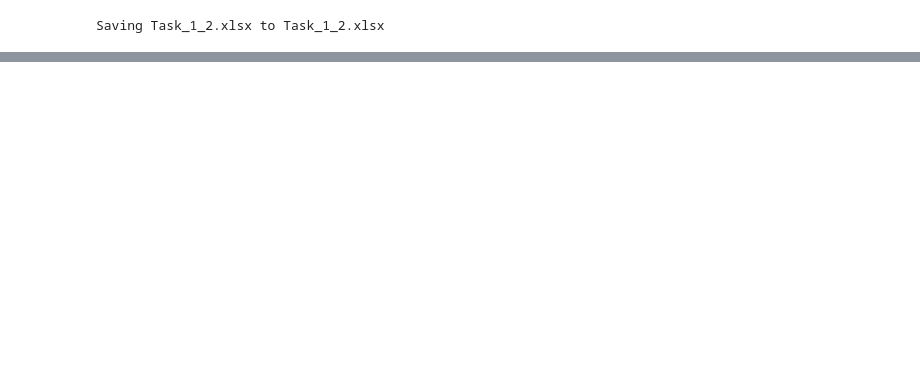
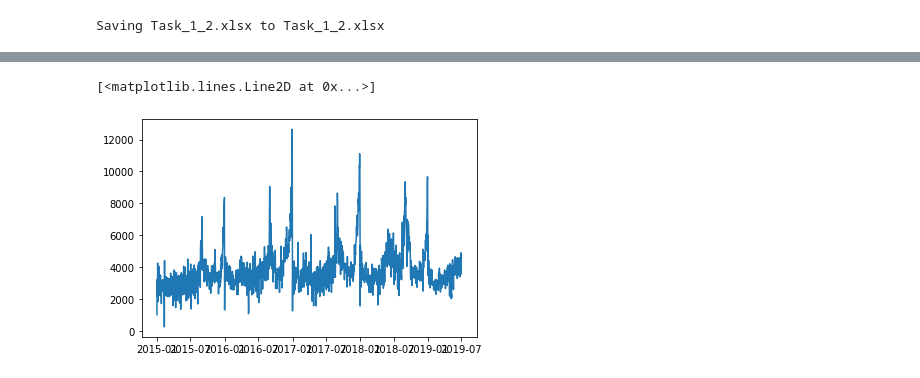
Before and after one commit to MaximStepanovich/A1_task1_timeseries, a Jupyter notebook: A1_task1.ipynb, the cells around one changed output, grey strips where cells are left out. Saved outputs shown, nothing was run; the diff lists cells and outputs as text; code cells hidden in the pictures; blank space fills up the shorter version.

```diff
--- a/A1_task1.ipynb
+++ b/A1_task1.ipynb
@@ -15,0 +38,3 @@ df['Date']=pd.to_datetime(df['Date'])
+# %%
+ts = df['series1']
+ts.head()
@@ -15,0 +49,5 @@ df['Date']=pd.to_datetime(df['Date'])
+# %%
+plt.plot(ts)
+# %% [output]
+[<matplotlib.lines.Line2D at 0x...>]
+[figure, added]
```
Also changed, not shown: parts of 20 cells of this notebook.
